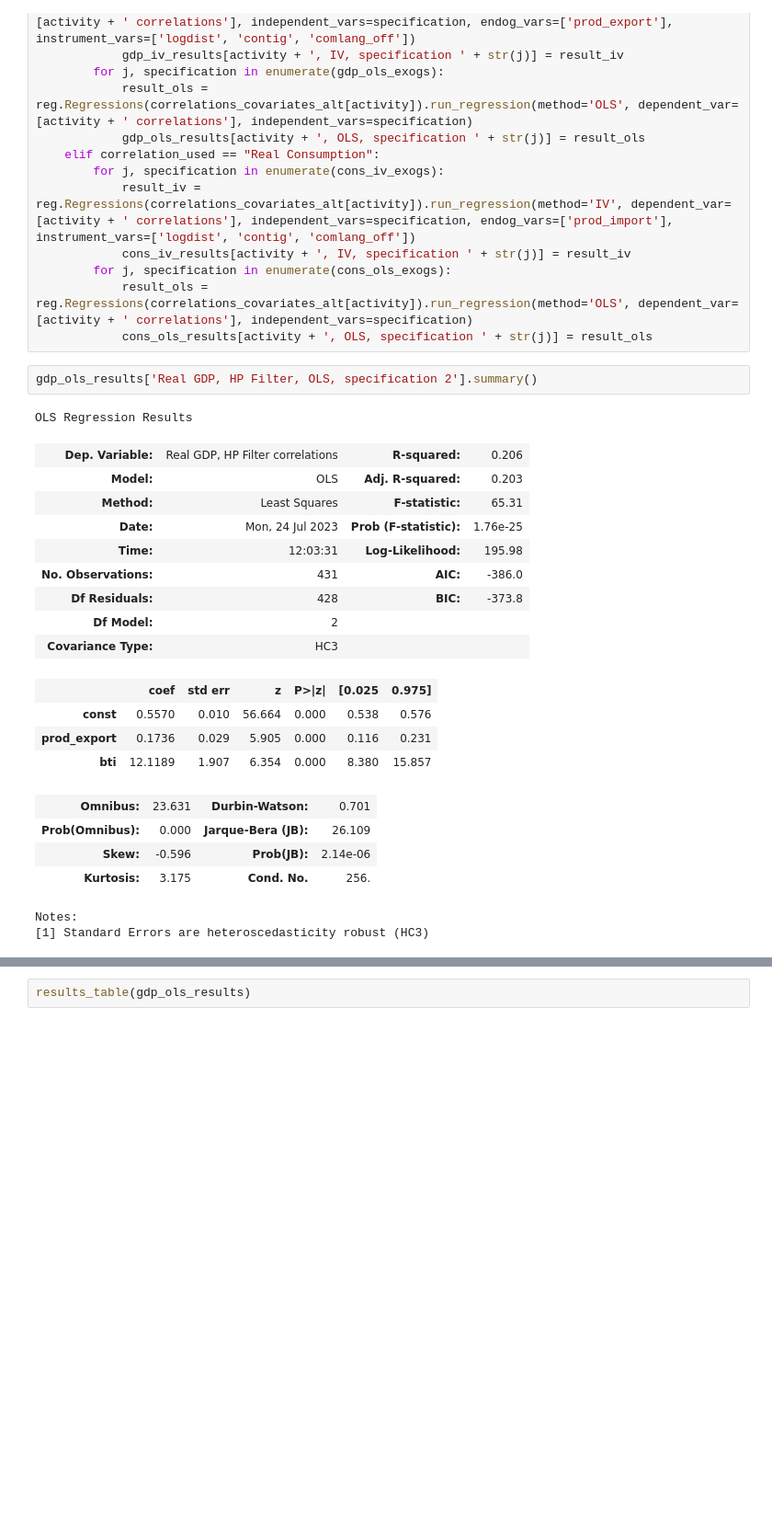
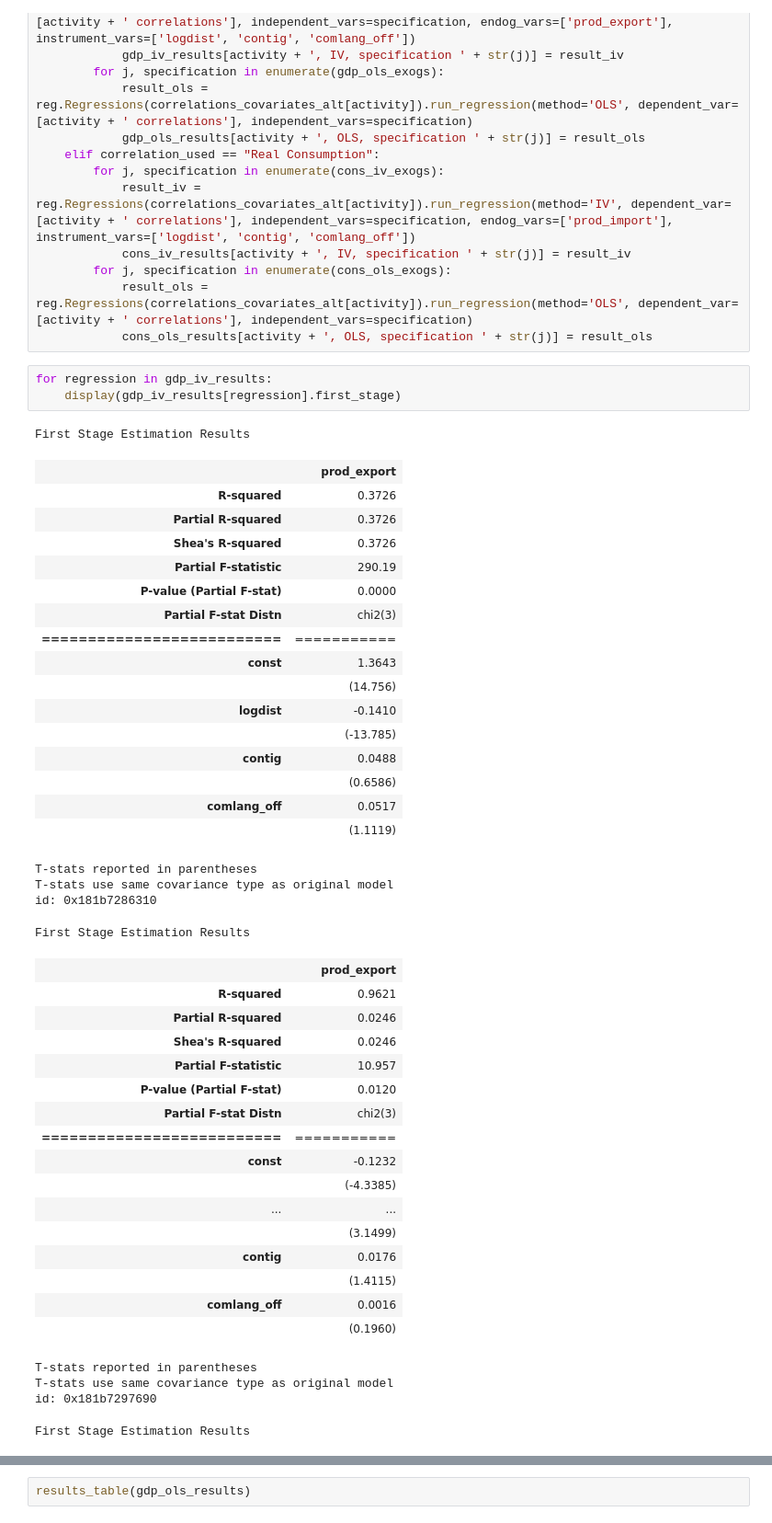
Before and after one commit to emilyfu1/correlationmodule, a Jupyter notebook: main.ipynb, the cells around one changed output, grey strips where cells are left out. Shown at 92% size. Saved outputs shown, nothing was run; the diff lists cells and outputs as text; blank space fills up the shorter version.

Commit message:
reg tables with my own code, will change to gabrielles later

```diff
--- a/main.ipynb
+++ b/main.ipynb
@@ -485,26 +485,48 @@ for i, activity in enumerate(list(correlations_covariates_alt.keys())):
         for j, specification in enumerate(cons_ols_exogs):
             result_ols = reg.Regressions(correlations_covariates_alt[activity]).run_regression(method='OLS', dependent_var=[activity + ' correlations'], independent_vars=specification)
             cons_ols_results[activity + ', OLS, specification ' + str(j)] = result_ols
-# %%
-gdp_ols_results['Real GDP, HP Filter, OLS, specification 2'].summary()
-# %% [output]
-OLS Regression Results
-| Dep. Variable: | Real GDP, HP Filter correlations | R-squared: | 0.206 |
-| Model: | OLS | Adj. R-squared: | 0.203 |
-| Method: | Least Squares | F-statistic: | 65.31 |
-| Date: | Mon, 24 Jul 2023 | Prob (F-statistic): | 1.76e-25 |
-| Time: | 12:03:31 | Log-Likelihood: | 195.98 |
-| No. Observations: | 431 | AIC: | -386.0 |
-| Df Residuals: | 428 | BIC: | -373.8 |
-| Df Model: | 2 |  |  |
-| Covariance Type: | HC3 |  |  |
-|  | coef | std err | z | P>|z| | [0.025 | 0.975] |
-| const | 0.5570 | 0.010 | 56.664 | 0.000 | 0.538 | 0.576 |
-| prod_export | 0.1736 | 0.029 | 5.905 | 0.000 | 0.116 | 0.231 |
-| bti | 12.1189 | 1.907 | 6.354 | 0.000 | 8.380 | 15.857 |
-| Omnibus: | 23.631 | Durbin-Watson: | 0.701 |
-| Prob(Omnibus): | 0.000 | Jarque-Bera (JB): | 26.109 |
-| Skew: | -0.596 | Prob(JB): | 2.14e-06 |
-| Kurtosis: | 3.175 | Cond. No. | 256. |
-Notes:
-[1] Standard Errors are heteroscedasticity robust (HC3)
+# %%
+for regression in gdp_iv_results:
+    display(gdp_iv_results[regression].first_stage)
+# %% [output]
+First Stage Estimation Results
+|  | prod_export |
+| R-squared | 0.3726 |
+| Partial R-squared | 0.3726 |
+| Shea's R-squared | 0.3726 |
+| Partial F-statistic | 290.19 |
+| P-value (Partial F-stat) | 0.0000 |
+| Partial F-stat Distn | chi2(3) |
+| ========================== | =========== |
+| const | 1.3643 |
+|  | (14.756) |
+| logdist | -0.1410 |
+|  | (-13.785) |
+| contig | 0.0488 |
+|  | (0.6586) |
+| comlang_off | 0.0517 |
+|  | (1.1119) |
+T-stats reported in parentheses
+T-stats use same covariance type as original model
+id: 0x181b7286310
+First Stage Estimation Results
+|  | prod_export |
+| R-squared | 0.9621 |
+| Partial R-squared | 0.0246 |
+| Shea's R-squared | 0.0246 |
+| Partial F-statistic | 10.957 |
+| P-value (Partial F-stat) | 0.0120 |
+| Partial F-stat Distn | chi2(3) |
+| ========================== | =========== |
+| const | -0.1232 |
+|  | (-4.3385) |
+| ... | ... |
+|  | (3.1499) |
+| contig | 0.0176 |
+|  | (1.4115) |
+| comlang_off | 0.0016 |
+|  | (0.1960) |
+T-stats reported in parentheses
+T-stats use same covariance type as original model
+id: 0x181b7297690
+First Stage Estimation Results
```
Also changed, not shown: parts of 10 cells of this notebook.
